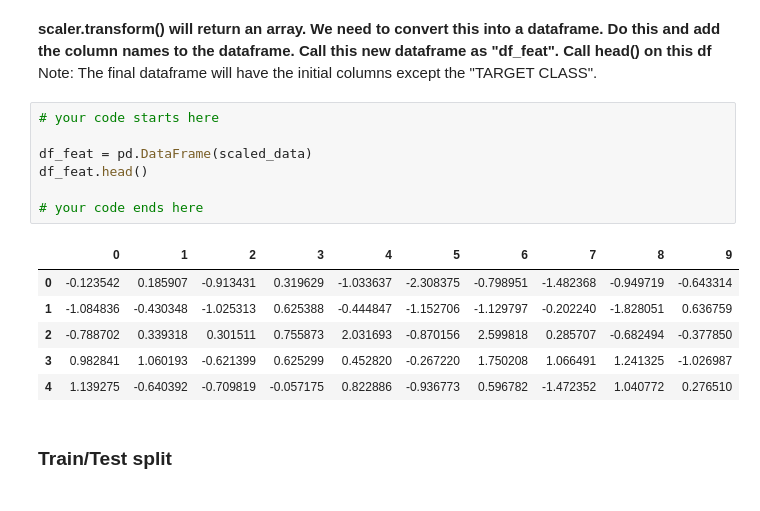
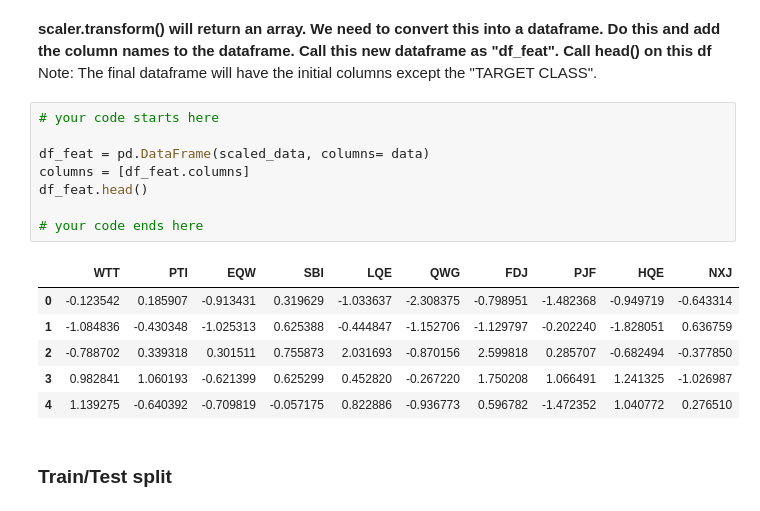
Before and after one commit to PruthaKulkarni10/Synapse_LP, a Jupyter notebook: Copy_of_SynapseWeekTwo.ipynb, the cells around one changed output. Saved outputs shown, nothing was run; the diff lists cells and outputs as text.

```diff
--- a/Copy_of_SynapseWeekTwo.ipynb
+++ b/Copy_of_SynapseWeekTwo.ipynb
@@ -482,12 +482,13 @@ Note: The final dataframe will have the initial columns except the "TARGET CLASS
 # %%
 # your code starts here
 
-df_feat = pd.DataFrame(scaled_data)
+df_feat = pd.DataFrame(scaled_data, columns= data)
+columns = [df_feat.columns]
 df_feat.head()
 
 # your code ends here
 # %% [output]
-|  | 0 | 1 | 2 | 3 | 4 | 5 | 6 | 7 | 8 | 9 |
+|  | WTT | PTI | EQW | SBI | LQE | QWG | FDJ | PJF | HQE | NXJ |
 | 0 | -0.123542 | 0.185907 | -0.913431 | 0.319629 | -1.033637 | -2.308375 | -0.798951 | -1.482368 | -0.949719 | -0.643314 |
 | 1 | -1.084836 | -0.430348 | -1.025313 | 0.625388 | -0.444847 | -1.152706 | -1.129797 | -0.202240 | -1.828051 | 0.636759 |
 | 2 | -0.788702 | 0.339318 | 0.301511 | 0.755873 | 2.031693 | -0.870156 | 2.599818 | 0.285707 | -0.682494 | -0.377850 |
```
Also changed, not shown: parts of 1 cell of this notebook.
